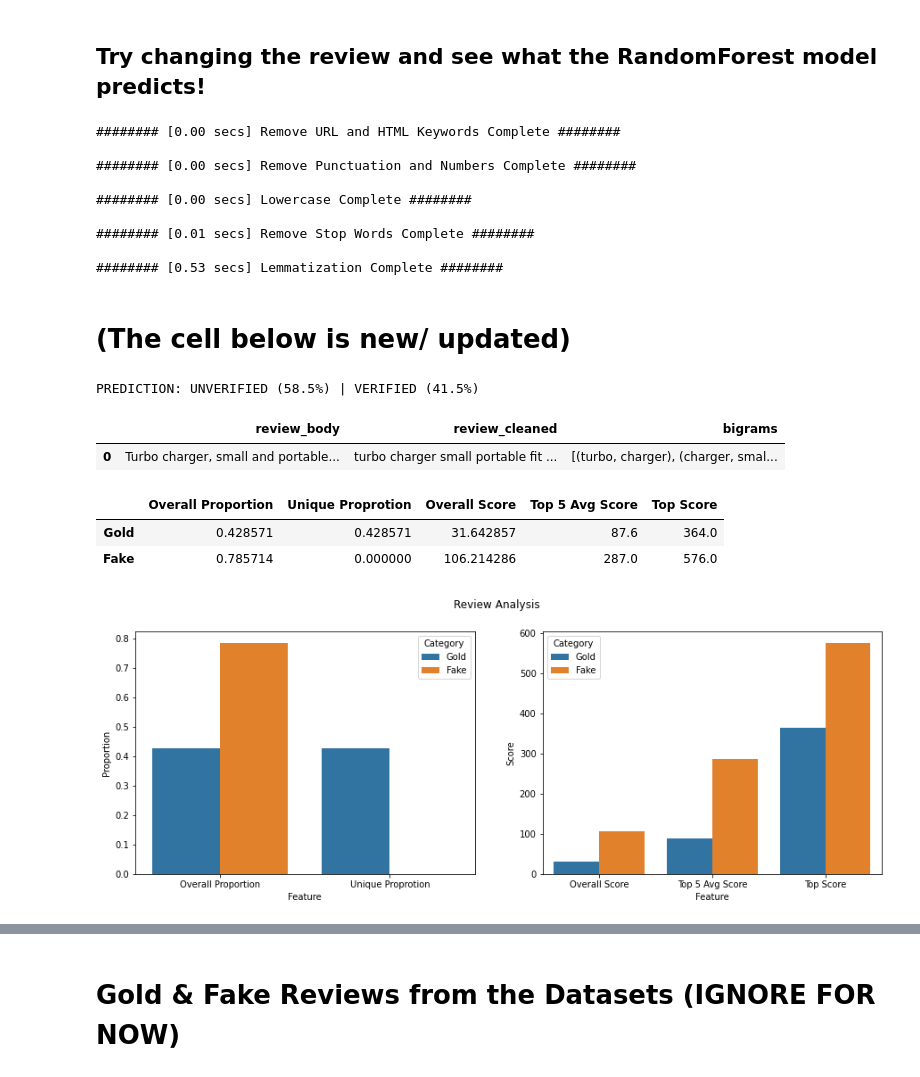
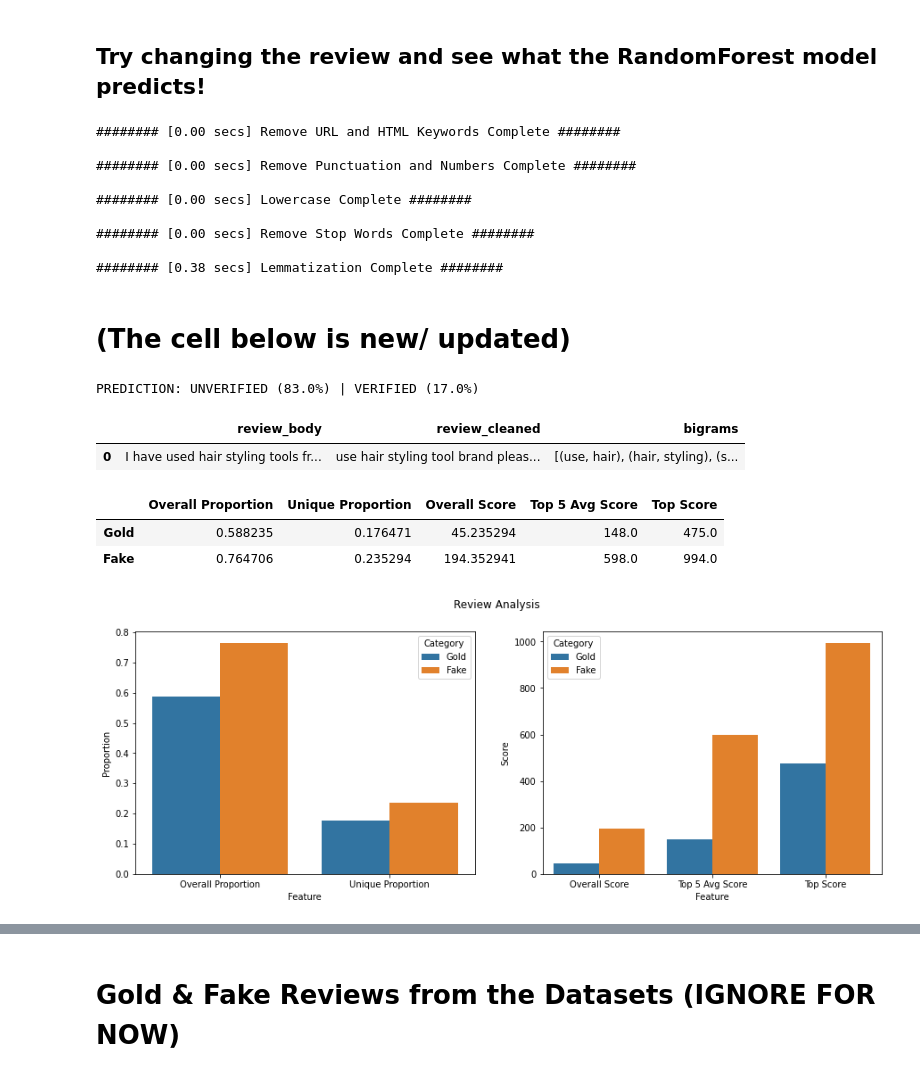
Before and after one commit to sukikrishna/FARS, a Jupyter notebook: Ester Tsai (Bigram and ML)/CODE FOR USER INPUT/2022_05_14 Analyze User Input.ipynb, the cells around one changed output, grey strips where cells are left out. Drawn from its saved outputs; the diff is of its cells as text; code cells hidden in the pictures.

```diff
--- a/Ester Tsai (Bigram and ML)/CODE FOR USER INPUT/2022_05_14 Analyze User Input.ipynb
+++ b/Ester Tsai (Bigram and ML)/CODE FOR USER INPUT/2022_05_14 Analyze User Input.ipynb
@@ -43,7 +43,7 @@ general_file_path = "C:/Users/tsaie/OneDrive/Desktop/000 Resumes & Projects/# Pr
 # Load the rf_model, gold_bigram_df, and fake_bigram_df
 ML_model_file_path = general_file_path + "Ester Tsai (Bigram and ML)/ML Models/"
 
-ML_model_file_name = f'2022_05_11 rf_model {(category)}.joblib'
+ML_model_file_name = f'2022_05_18 rf_model {(category)}.joblib'
 rf_model = load(ML_model_file_path + ML_model_file_name)
 
 bigram_file_path = general_file_path + "Ester Tsai (Bigram and ML)/Bigrams/"
@@ -302,7 +302,8 @@ fake_bigram_df_to_vars(fake_bigram_df)
 # %% [markdown]
 ## Try changing the review and see what the RandomForest model predicts!
 # %%
-review = "Turbo charger, small and portable and fits perfectly in your pocket! A nice boost over regular chargers. I received this in exchange for an unbiased review."
+review = "I have used hair styling tools from this brand before and was pleasantly surprised by the good quality. This is a rather good mascara. Sample received at discount or no cost for honest opinion."
+
 
 # Clean the user input and create a dataframe for it
 user_input_processed_df = clean_review_and_add_features(review, gold_bigram_df, fake_bigram_df)
@@ -326,9 +327,9 @@ prediction, probabilities = rf_model.predict(df_for_prediction)[0], rf_model.pre
 
 ######## [0.00 secs] Lowercase Complete ########
 
-######## [0.01 secs] Remove Stop Words Complete ########
+######## [0.00 secs] Remove Stop Words Complete ########
 
-######## [0.53 secs] Lemmatization Complete ########
+######## [0.38 secs] Lemmatization Complete ########
 # %% [markdown]
 # (The cell below is new/ updated)
 # %%
@@ -353,44 +354,44 @@ def plot_scores(review, user_input_processed_df, prediction, probabilities):
 
     R = user_input_processed_df.loc[0]
 
-    df_for_display = pd.DataFrame([{'Overall Proportion': R['gold%'], 'Unique Proprotion': R['gold_unique%'],
+    df_for_display = pd.DataFrame([{'Overall Proportion': R['gold%'], 'Unique Proportion': R['gold_unique%'],
                                     'Overall Score': R['gold_score'], 'Top 5 Avg Score': R['gold_top_avg_score'],
                                     'Top Score': R['gold_top_score']},
-                                   {'Overall Proportion': R['fake%'], 'Unique Proprotion': R['fake_unique%'],
+                                   {'Overall Proportion': R['fake%'], 'Unique Proportion': R['fake_unique%'],
                                     'Overall Score': R['fake_score'], 'Top 5 Avg Score': R['fake_top_avg_score'],
                                     'Top Score': R['fake_top_score']}],
                                      index=['Gold', 'Fake'])
     # DISPLAY IN STREAMLIT!
     display(df_for_display)
 
     compare_percentages_for_plot = pd.DataFrame({'Category':['Gold']*2+['Fake']*2,
-                                   'Feature':['Overall Proportion', 'Unique Proprotion']*2,
+                                   'Feature':['Overall Proportion', 'Unique Proportion']*2,
                                    'Proportion':[R['gold%'], R['gold_unique%'], R['fake%'], R['fake_unique%']]})
 
     compare_scores_for_plot = pd.DataFrame({'Category':['Gold']*3+['Fake']*3,
                               'Feature':['Overall Score', 'Top 5 Avg Score', 'Top Score']*2,
                               'Score': [R['gold_score'], R['gold_top_avg_score'], R['gold_top_score'],
                                         R['fake_score'], R['fake_top_avg_score'], R['fake_top_score']]})
 
     # DISPLAY IN STREAMLIT!
     fig, axes = plt.subplots(nrows=1, ncols=2, figsize=(15,5))
     fig.suptitle(f'Review Analysis')
     ax = axes[0]
     sns.barplot(ax=ax, x='Feature', y='Proportion', hue='Category', data=compare_percentages_for_plot)
     ax = axes[1]
     sns.barplot(x='Feature', y='Score', hue='Category', data=compare_scores_for_plot)
 
 
 # PLOT THE REVIEW ANALYSIS + COMPARISON
 plot_scores(review, user_input_processed_df, prediction, probabilities)
 # %% [output]
-PREDICTION: UNVERIFIED (58.5%) | VERIFIED (41.5%)
+PREDICTION: UNVERIFIED (83.0%) | VERIFIED (17.0%)
 |  | review_body | review_cleaned | bigrams |
-| 0 | Turbo charger, small and portable... | turbo charger small portable fit ... | [(turbo, charger), (charger, smal... |
+| 0 | I have used hair styling tools fr... | use hair styling tool brand pleas... | [(use, hair), (hair, styling), (s... |
-|  | Overall Proportion | Unique Proprotion | Overall Score | Top 5 Avg Score | Top Score |
-| Gold | 0.428571 | 0.428571 | 31.642857 | 87.6 | 364.0 |
-| Fake | 0.785714 | 0.000000 | 106.214286 | 287.0 | 576.0 |
+|  | Overall Proportion | Unique Proportion | Overall Score | Top 5 Avg Score | Top Score |
+| Gold | 0.588235 | 0.176471 | 45.235294 | 148.0 | 475.0 |
+| Fake | 0.764706 | 0.235294 | 194.352941 | 598.0 | 994.0 |
-[figure, old version]
+[figure, new version]
 # %% [markdown]
 # What the Features Mean (PLEASE PUT THIS ON STREAMLIT)
 
```
Also changed, not shown: parts of 4 cells of this notebook.
